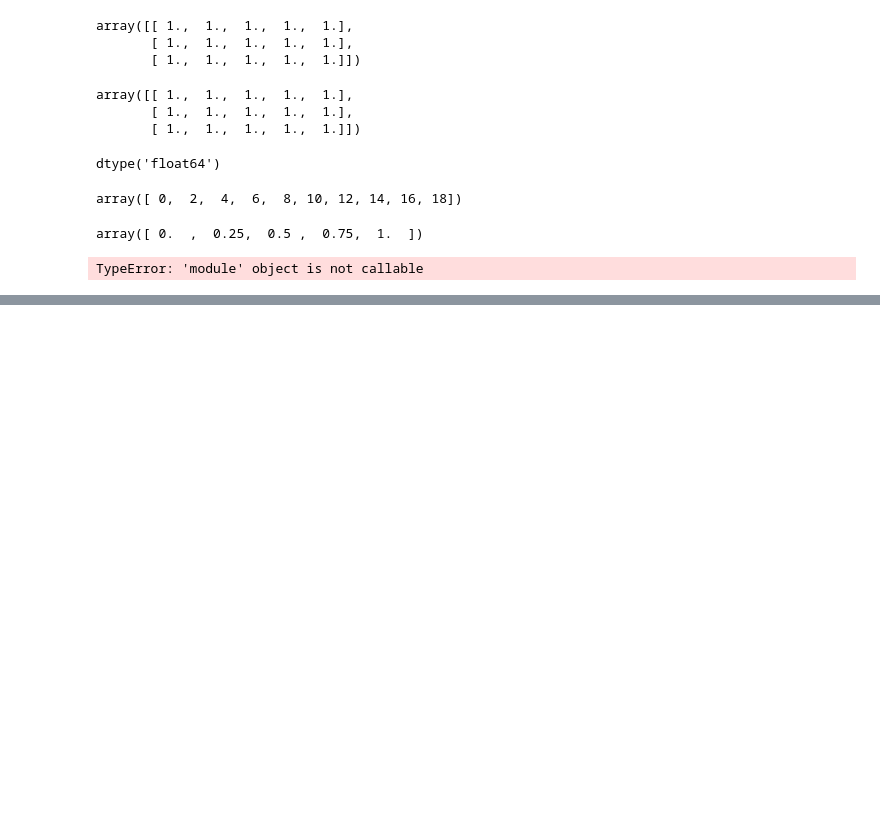
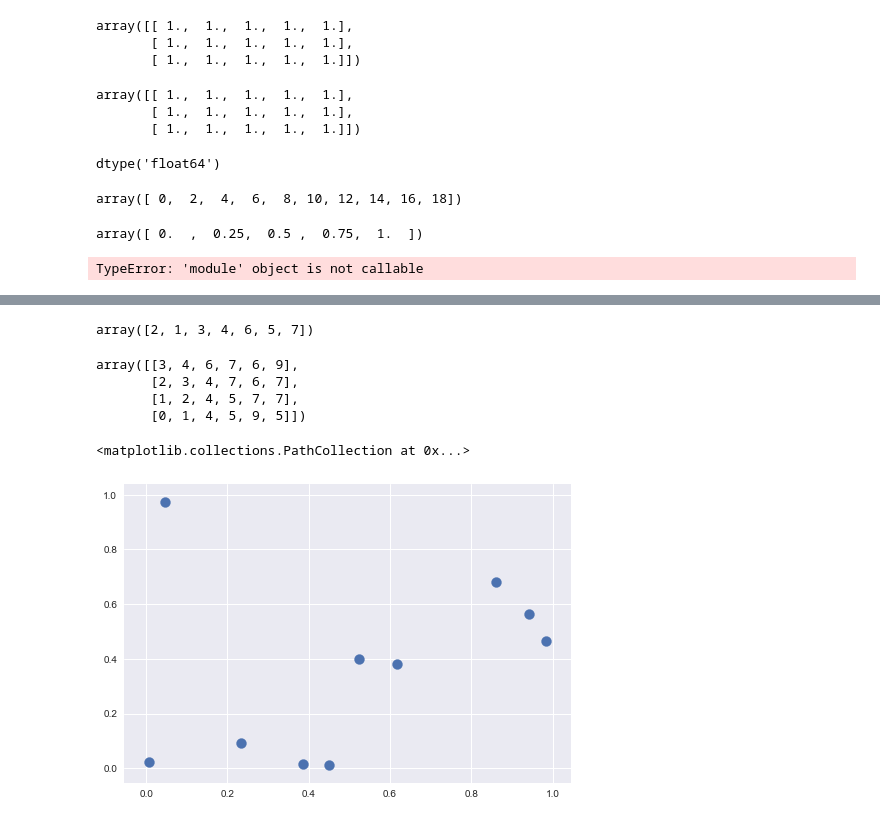
Before and after one commit to alokkshukla/PythonDataScienceHandbook, a Jupyter notebook: notebooks/NumPy.ipynb, the cells around one changed output, grey strips where cells are left out. Cells and saved outputs as stored; diff of their text form; code cells hidden in the pictures; blank space fills up the shorter version.

```diff
--- a/notebooks/NumPy.ipynb
+++ b/notebooks/NumPy.ipynb
@@ -813,0 +632,2 @@ array([ 6, 92, 14, 89, 89, 20, 82, 86, 74, 74])
+# %%
+rand = np.random.RandomState(42)
@@ -813,0 +659,13 @@ array([ 6, 92, 14, 89, 89, 20, 82, 86, 74, 74])
+# %%
+np.partition(x,3) # smallest 3 values on left and rest, arbitrary order
+# %% [output]
+array([2, 1, 3, 4, 6, 5, 7])
+# %%
+np.partition(X,2,axis=1) # row wise
+# %% [output]
+array([[3, 4, 6, 7, 6, 9],
+       [2, 3, 4, 7, 6, 7],
+       [1, 2, 4, 5, 7, 7],
+       [0, 1, 4, 5, 9, 5]])
+# %%
+X = rand.rand(10,2)
@@ -813,0 +677,5 @@ array([ 6, 92, 14, 89, 89, 20, 82, 86, 74, 74])
+# %%
+plt.scatter(X[:,0],X[:,1],s=100)
+# %% [output]
+<matplotlib.collections.PathCollection at 0x...>
+[figure, added]
```
Also changed, not shown: parts of 127 cells of this notebook, 1 other file.
